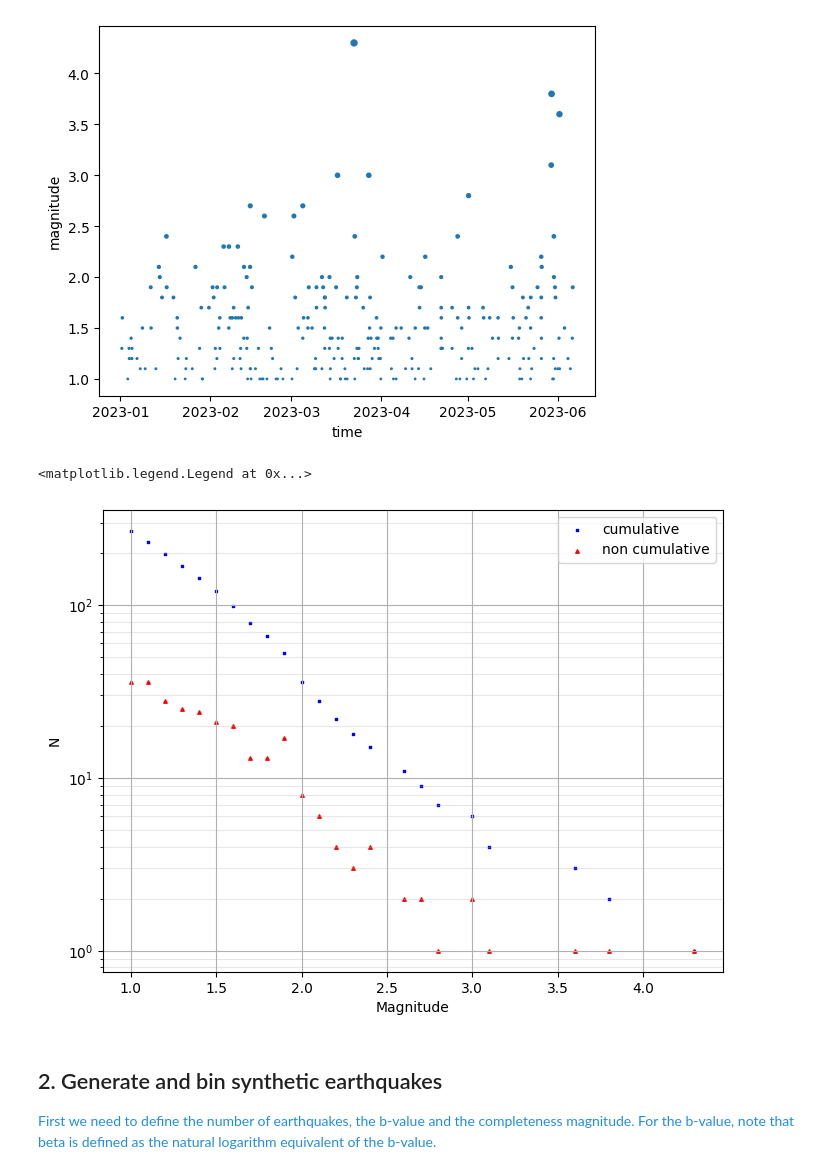
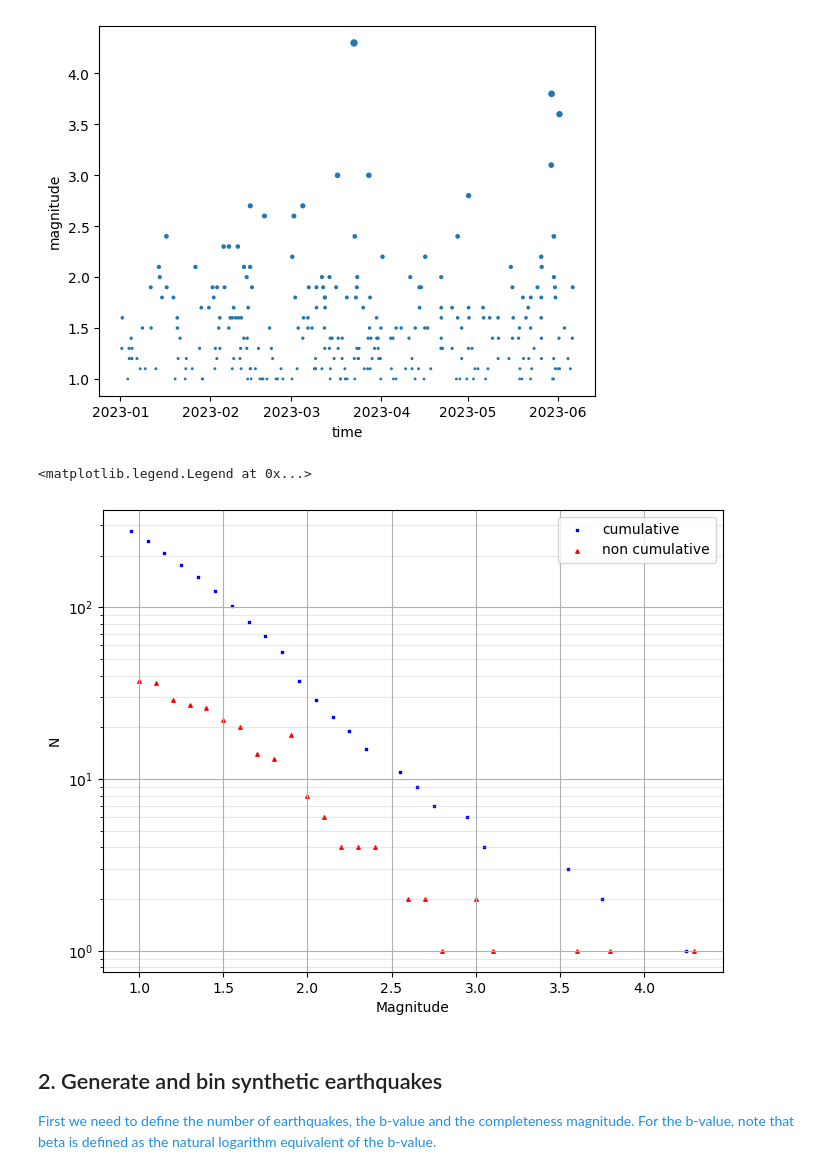
Before and after one commit to swiss-seismological-service/SeismoStats, a Jupyter notebook: catalog_Tools.ipynb, the cells around one changed output. Cells and saved outputs as stored; diff of their text form; code cells hidden in the pictures.

Commit message:
changed notebook include deltam

```diff
--- a/catalog_Tools.ipynb
+++ b/catalog_Tools.ipynb
@@ -83,13 +83,13 @@ ax = plot_mags_in_time(df)
 # %%
 ax = plt.subplots(figsize=(8, 6))[1]
 
-plot_cum_fmd(df['magnitude'], ax=ax, color='blue')
-plot_fmd(df['magnitude'], ax=ax, color='red', size=6, grid=True)
+plot_cum_fmd(df['magnitude'], ax=ax, color='blue', delta_m=0.1)
+plot_fmd(df['magnitude'], ax=ax, color='red', size=6, grid=True, delta_m=0.1)
 
 ax.legend(['cumulative', 'non cumulative'])
 # %% [output]
 <matplotlib.legend.Legend at 0x...>
-[figure, old version]
+[figure, new version]
 # %% [markdown]
 ## 2. Generate and bin synthetic earthquakes
 <font color=#208de2> First we need to define the number of earthquakes, the b-value and the completeness magnitude. For the b-value, note that beta is defined as the natural logarithm equivalent of the b-value. </font>
```
